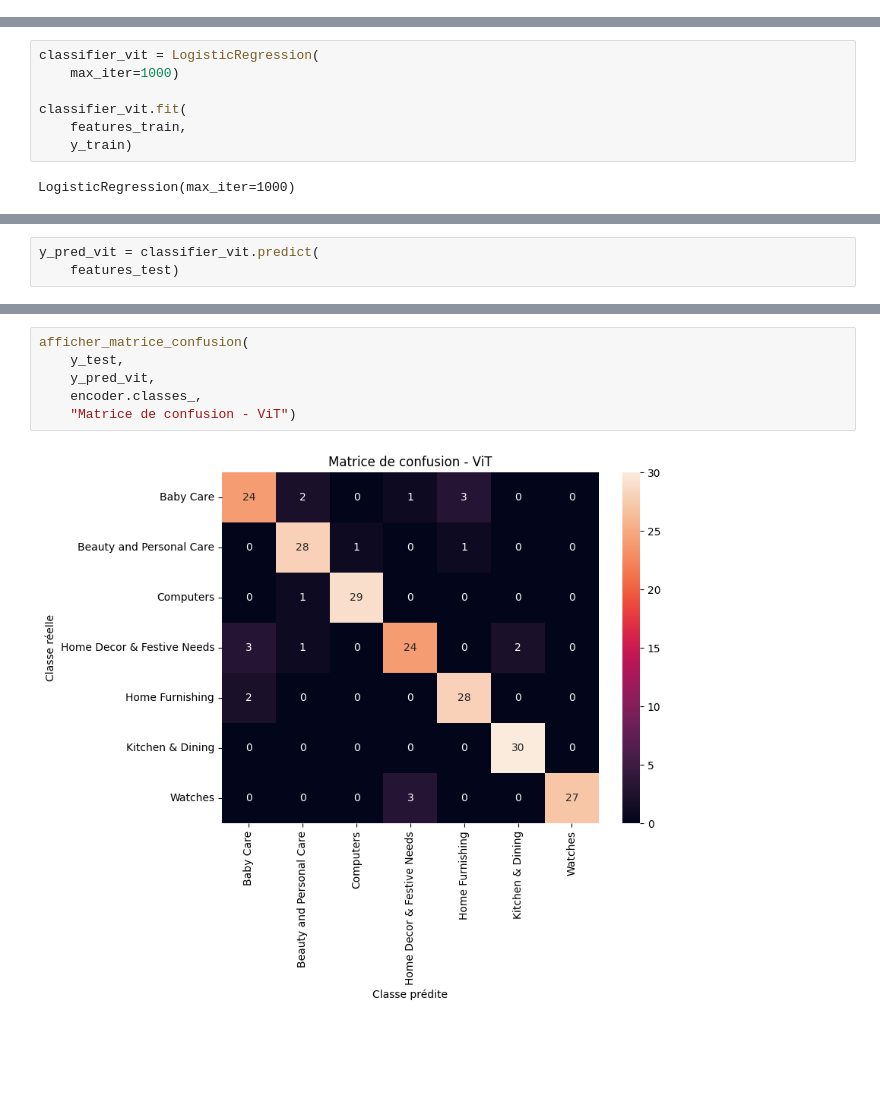
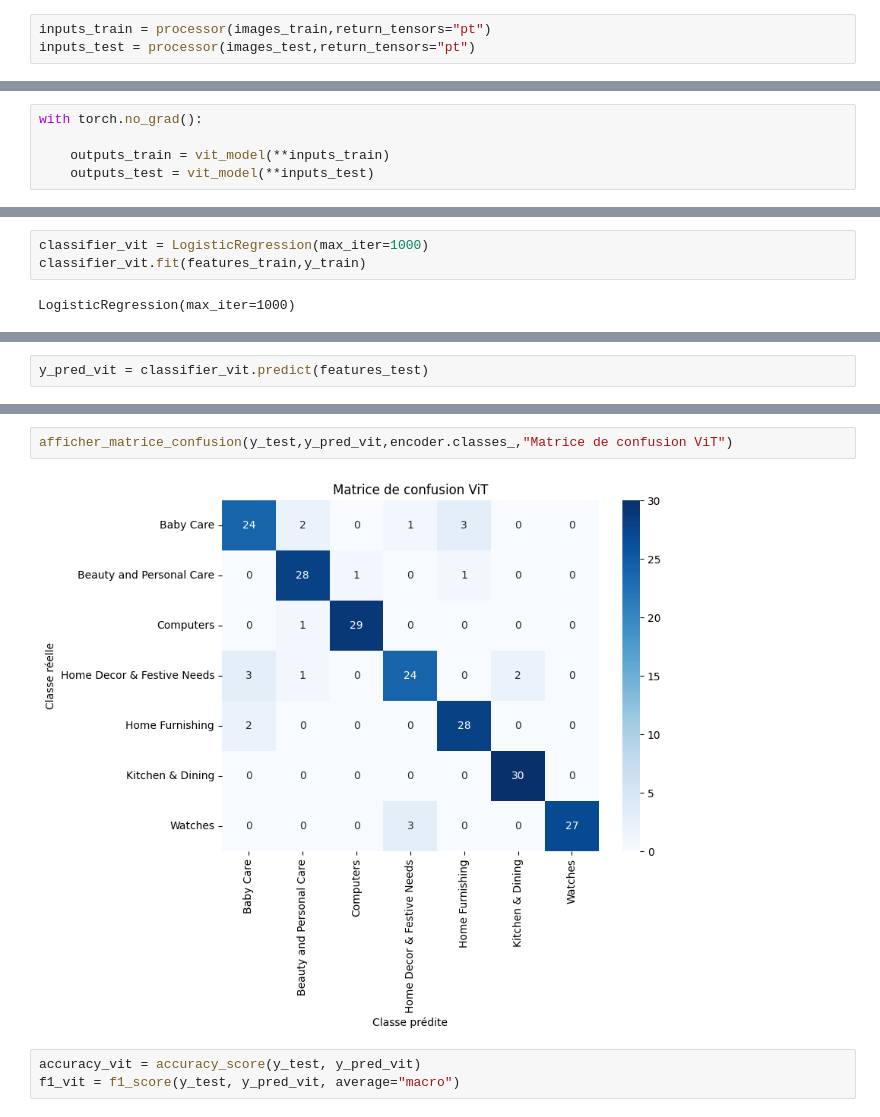
Before and after one commit to Charles-1988/veille_technologique, a Jupyter notebook: Veille_technologique.ipynb, the cells around one changed output, grey strips where cells are left out. Saved outputs shown, nothing was run; the diff lists cells and outputs as text; blank space fills up the shorter version.

```diff
--- a/Veille_technologique.ipynb
+++ b/Veille_technologique.ipynb
@@ -487,0 +383,3 @@ features_test = outputs_test.last_hidden_state[:,0,:]
+# %%
+inputs_train = processor(images_train,return_tensors="pt")
+inputs_test = processor(images_test,return_tensors="pt")
@@ -487,0 +394,5 @@ features_test = outputs_test.last_hidden_state[:,0,:]
+# %%
+with torch.no_grad():
+
+    outputs_train = vit_model(**inputs_train)
+    outputs_test = vit_model(**inputs_test)
@@ -494,9 +410,5 @@ from sklearn.linear_model import LogisticRegression
 # %%
-classifier_vit = LogisticRegression(
-    max_iter=1000)
-
-classifier_vit.fit(
-    features_train,
-    y_train)
+classifier_vit = LogisticRegression(max_iter=1000)
+classifier_vit.fit(features_train,y_train)
 # %% [output]
 LogisticRegression(max_iter=1000)
@@ -503,3 +417,2 @@ LogisticRegression(max_iter=1000)
 # %%
-y_pred_vit = classifier_vit.predict(
-    features_test)
+y_pred_vit = classifier_vit.predict(features_test)
@@ -526,10 +435,9 @@ Home Decor & Festive Needs       0.86      0.80      0.83        30
                  macro avg       0.91      0.90      0.90       210
               weighted avg       0.91      0.90      0.90       210
 # %%
-afficher_matrice_confusion(
-    y_test,
-    y_pred_vit,
-    encoder.classes_,
-    "Matrice de confusion - ViT")
+afficher_matrice_confusion(y_test,y_pred_vit,encoder.classes_,"Matrice de confusion ViT")
 # %% [output]
-[figure, old version]
+[figure, new version]
+# %%
+accuracy_vit = accuracy_score(y_test, y_pred_vit)
+f1_vit = f1_score(y_test, y_pred_vit, average="macro")
```
Also changed, not shown: parts of 84 cells of this notebook.
